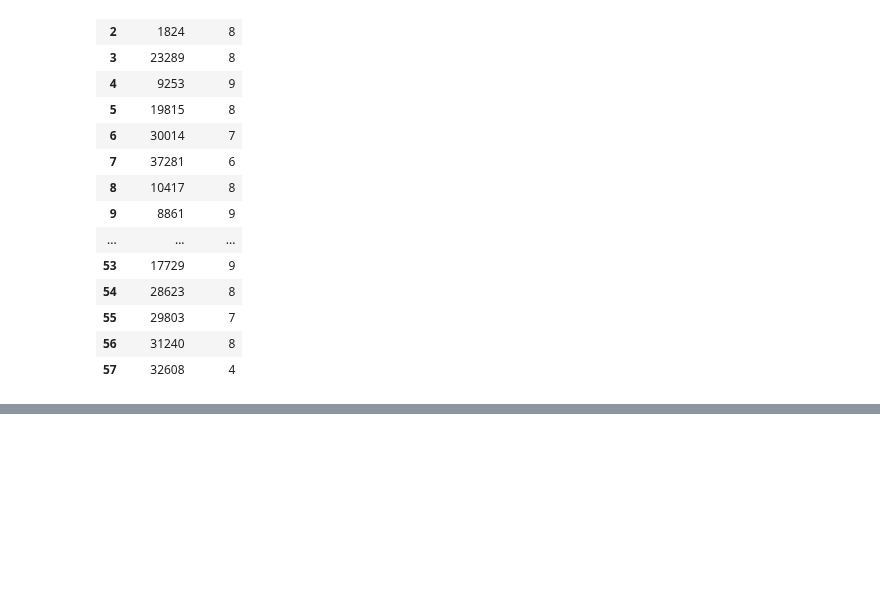
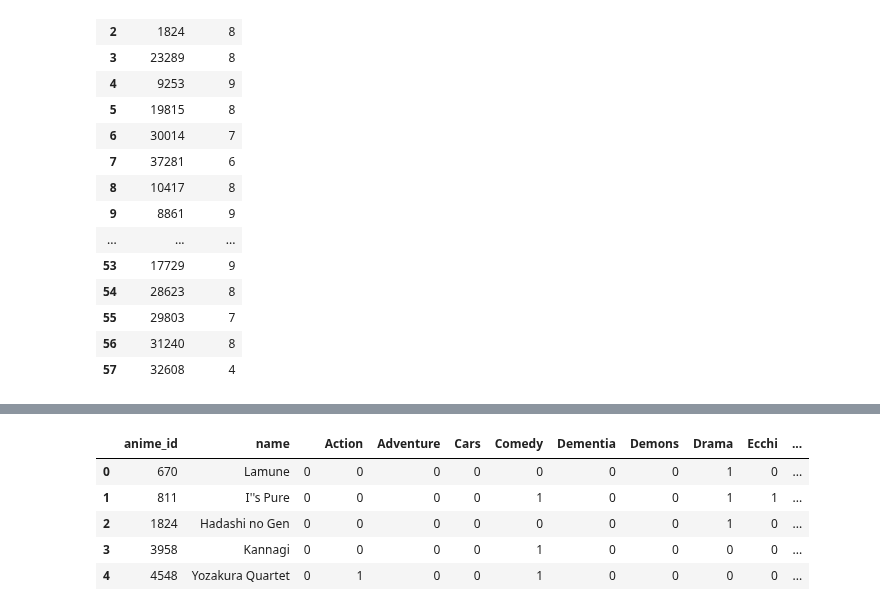
Before and after one commit to Zenoix/Anime-Recommendations, a Jupyter notebook: deployment data/content based filtering.ipynb, the cells around one changed output, grey strips where cells are left out. Drawn from its saved outputs; the diff is of its cells as text; code cells hidden in the pictures; blank space fills up the shorter version.

```diff
--- a/deployment data/content based filtering.ipynb
+++ b/deployment data/content based filtering.ipynb
@@ -115,0 +151,11 @@ user_df
+# %%
+user_genre_df = user_genre_df.sort_values("anime_id")
+user_genre_df.reset_index(drop=True, inplace=True)
+user_genre_df.head()
+# %% [output]
+|  | anime_id | name |  | Action | Adventure | Cars | Comedy | Dementia | Demons | Drama | Ecchi | ... |
+| 0 | 670 | Lamune | 0 | 0 | 0 | 0 | 0 | 0 | 0 | 1 | 0 | ... |
+| 1 | 811 | I''s Pure | 0 | 0 | 0 | 0 | 1 | 0 | 0 | 1 | 1 | ... |
+| 2 | 1824 | Hadashi no Gen | 0 | 0 | 0 | 0 | 0 | 0 | 0 | 1 | 0 | ... |
+| 3 | 3958 | Kannagi | 0 | 0 | 0 | 0 | 1 | 0 | 0 | 0 | 0 | ... |
+| 4 | 4548 | Yozakura Quartet | 0 | 1 | 0 | 0 | 1 | 0 | 0 | 0 | 0 | ... |
```
Also changed, not shown: parts of 9 cells of this notebook.
